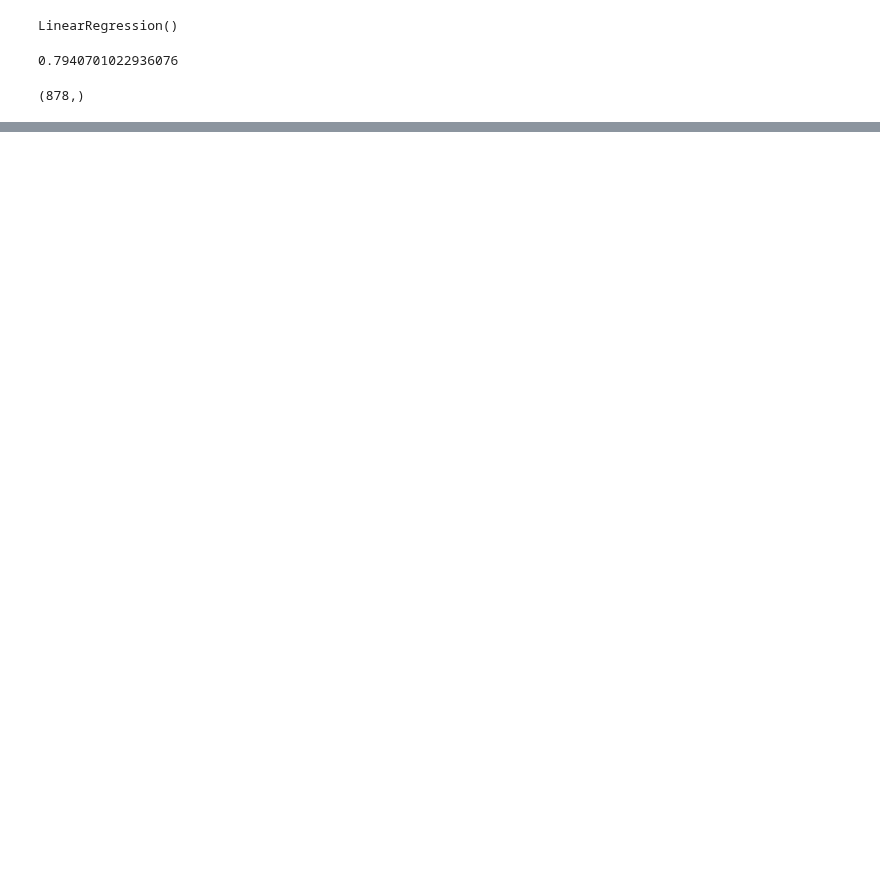
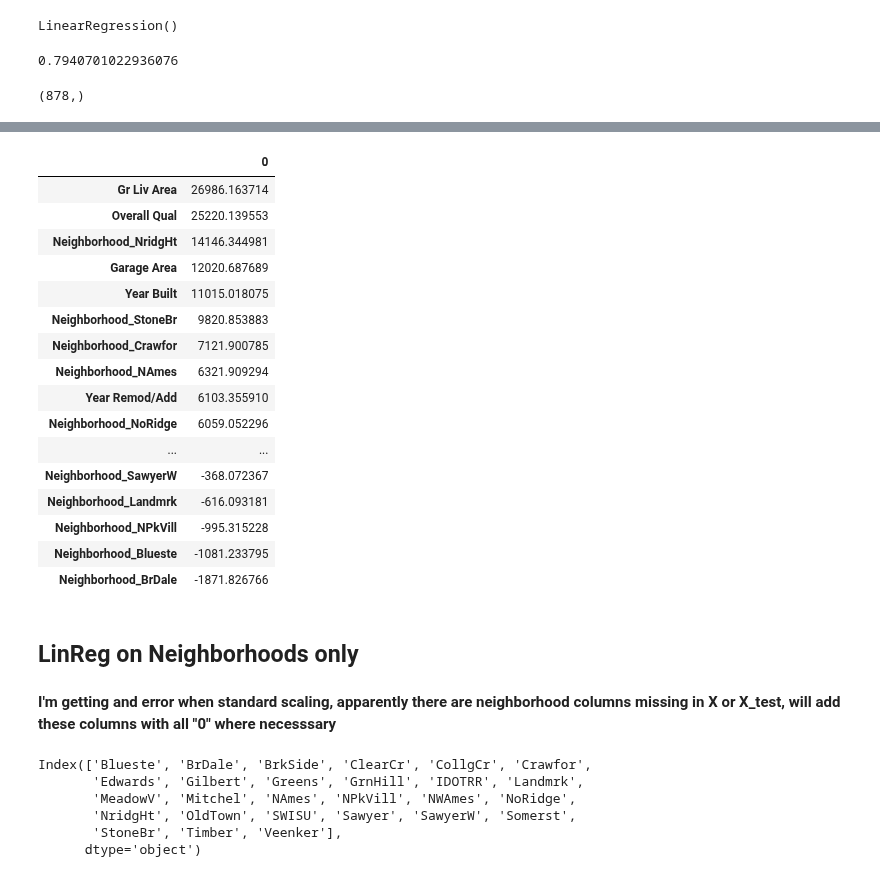
Before and after one commit to pezpet/general-assembly, a Jupyter notebook: labs/project-2-andres/code/01_EDA_and_Cleaning.ipynb, the cells around one changed output, grey strips where cells are left out. Drawn from its saved outputs; the diff is of its cells as text; code cells hidden in the pictures; blank space fills up the shorter version.

Commit message:
Including only location related features

```diff
--- a/labs/project-2-andres/code/01_EDA_and_Cleaning.ipynb
+++ b/labs/project-2-andres/code/01_EDA_and_Cleaning.ipynb
@@ -192,0 +230,8 @@ test[['Id', 'SalePrice']].to_csv('../data/submission_linreg_scaled.csv', index=F
+# %%
+X_test['Neighborhood_GrnHill'] = 0
+X_test['Neighborhood_Landmrk'] = 0
+# %%
+# A little help here from https://stackoverflow.com/questions/11067027/re-ordering-columns-in-pandas-dataframe-based-on-column-name
+# Keeps dummies in same place as X
+X_test = X_test.reindex(sorted(X_test.columns), axis=1)
+X = X.reindex(sorted(X.columns), axis=1)
@@ -192,0 +279,10 @@ test[['Id', 'SalePrice']].to_csv('../data/submission_linreg_scaled.csv', index=F
+# %%
+ss = StandardScaler()
+
+X_scaled = ss.fit_transform(X)
+X_test_scaled = ss.transform(X_test)
+# %%
+linreg = LinearRegression()
+
+linreg.fit(X_scaled, y)
+preds_scaled = linreg.predict(X_test_scaled)
@@ -192,0 +304,22 @@ test[['Id', 'SalePrice']].to_csv('../data/submission_linreg_scaled.csv', index=F
+# %%
+pd.DataFrame(linreg.coef_, X_test.columns).sort_values(0, ascending=False)
+# %% [output]
+|  | 0 |
+| Gr Liv Area | 26986.163714 |
+| Overall Qual | 25220.139553 |
+| Neighborhood_NridgHt | 14146.344981 |
+| Garage Area | 12020.687689 |
+| Year Built | 11015.018075 |
+| Neighborhood_StoneBr | 9820.853883 |
+| Neighborhood_Crawfor | 7121.900785 |
+| Neighborhood_NAmes | 6321.909294 |
+| Year Remod/Add | 6103.355910 |
+| Neighborhood_NoRidge | 6059.052296 |
+| ... | ... |
+| Neighborhood_SawyerW | -368.072367 |
+| Neighborhood_Landmrk | -616.093181 |
+| Neighborhood_NPkVill | -995.315228 |
+| Neighborhood_Blueste | -1081.233795 |
+| Neighborhood_BrDale | -1871.826766 |
+# %% [markdown]
+## LinReg on Neighborhoods only
@@ -192,0 +335,11 @@ test[['Id', 'SalePrice']].to_csv('../data/submission_linreg_scaled.csv', index=F
+# %% [markdown]
+**I'm getting and error when standard scaling, apparently there are neighborhood columns missing in X or X_test, will add these columns with all "0" where necesssary**
+# %%
+X.columns
+# %% [output]
+Index(['Blueste', 'BrDale', 'BrkSide', 'ClearCr', 'CollgCr', 'Crawfor',
+       'Edwards', 'Gilbert', 'Greens', 'GrnHill', 'IDOTRR', 'Landmrk',
+       'MeadowV', 'Mitchel', 'NAmes', 'NPkVill', 'NWAmes', 'NoRidge',
+       'NridgHt', 'OldTown', 'SWISU', 'Sawyer', 'SawyerW', 'Somerst',
+       'StoneBr', 'Timber', 'Veenker'],
+      dtype='object')
```
Also changed, not shown: parts of 49 cells of this notebook, 1 other file.
